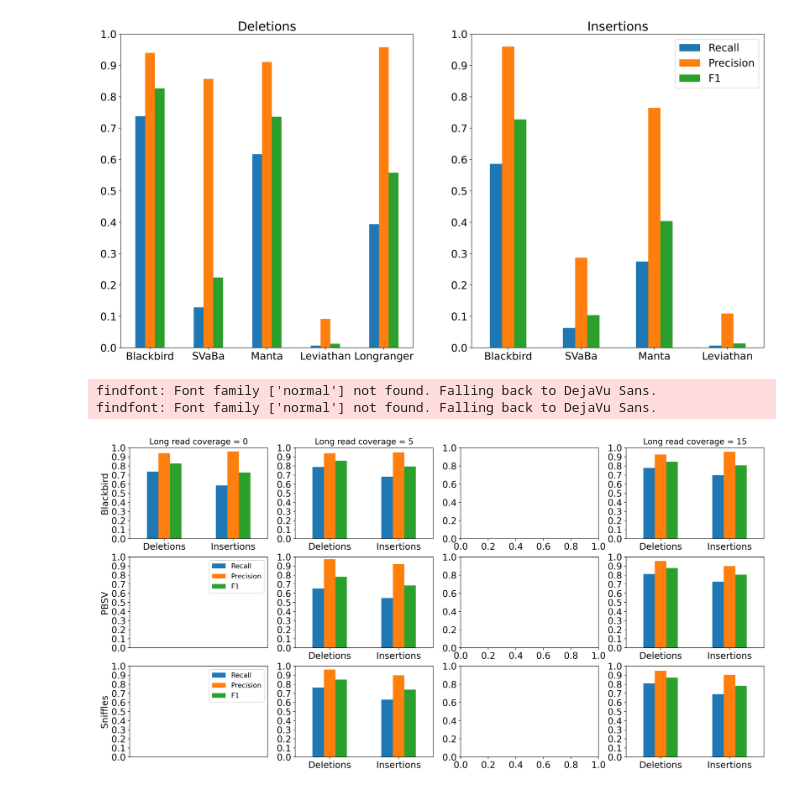
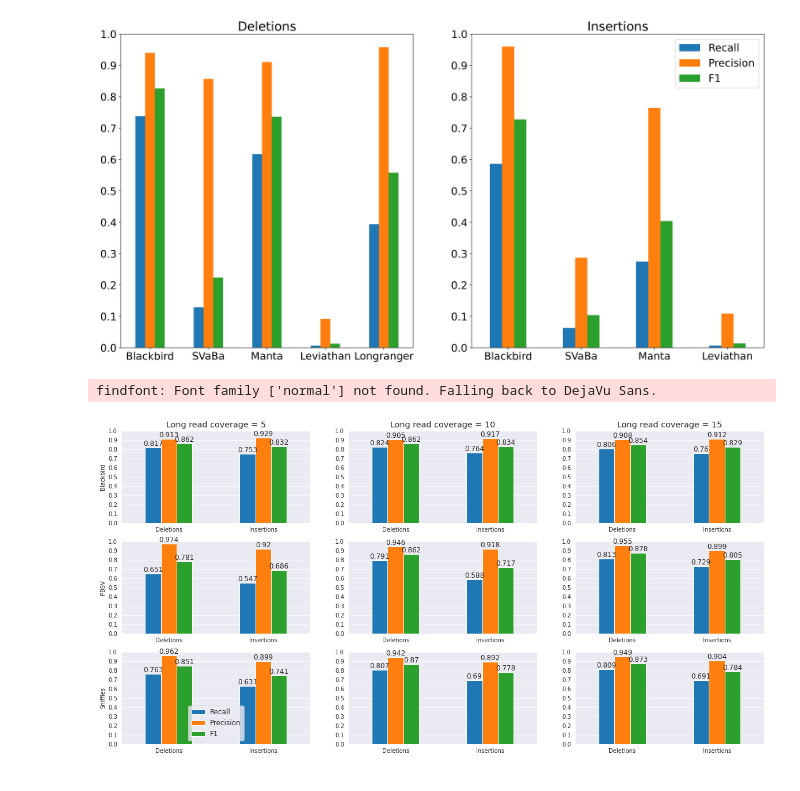
Before and after one commit to 1dayac/blackbird_supplementary, a Jupyter notebook: plots/draw_plots.ipynb, the cells around one changed output. Saved outputs shown, nothing was run; the diff lists cells and outputs as text; code cells hidden in the pictures.

Commit message:
draw plots

```diff
--- a/plots/draw_plots.ipynb
+++ b/plots/draw_plots.ipynb
@@ -83,34 +95,42 @@ df_5_s = df_5_s.drop('Long-Read Coverage', 1)
 df_15_s = df_15_s.drop('Long-Read Coverage', 1)
 # %%
-fig, axs = plt.subplots(3, 4, figsize =(20,10))
+fig, axs = plt.subplots(3, 3, figsize =(20,10))
 font = {'family' : 'normal',
         'size'   : 12}
 plt.rc('font', **font)
 plt.rcParams['figure.dpi'] = 400
-df_0.set_index("SV type").plot(kind = "bar", ylabel = "Blackbird", ax = axs[0][0], ylim=(0,1.0), yticks = np.arange(0, 1.01, 0.1), title = "Long read coverage = 0", xlabel = "", rot = 0)
-df_5.set_index("SV type").plot(kind = "bar", ax= axs[0][1], ylim=(0, 1.0), yticks = np.arange(0, 1.01, 0.1), title = "Long read coverage = 5", xlabel = "", rot = 0)
-df_15.set_index("SV type").plot(kind = "bar", ax= axs[0][3], ylim=(0, 1.0), yticks = np.arange(0, 1.01, 0.1), title = "Long read coverage = 15", xlabel = "", rot = 0)
-df_0_p.plot(kind = "bar", ax= axs[1][0], xticks = [], ylabel = "PBSV", ylim=(0, 1.0), yticks = np.arange(0, 1.01, 0.1), xlabel = "", rot = 0)
-df_5_p.set_index("SV type").plot(kind = "bar", ax= axs[1][1], ylim=(0, 1.0), yticks = np.arange(0, 1.01, 0.1), xlabel = "", rot = 0)
-df_15_p.set_index("SV type").plot(kind = "bar", ax= axs[1][3], ylim=(0, 1.0), yticks = np.arange(0, 1.01, 0.1), xlabel = "", rot = 0)
-df_0_s.plot(kind = "bar", ax= axs[2][0], xticks = [], ylabel = "Sniffles", ylim=(0, 1.0), yticks = np.arange(0, 1.01, 0.1), xlabel = "", rot = 0)
-df_5_s.set_index("SV type").plot(kind = "bar", ax= axs[2][1], ylim=(0, 1.0), yticks = np.arange(0, 1.01, 0.1), xlabel = "", rot = 0)
-df_15_s.set_index("SV type").plot(kind = "bar", ax= axs[2][3], ylim=(0, 1.0), yticks = np.arange(0, 1.01, 0.1), xlabel = "", rot = 0)
+#df_0.set_index("SV type").plot(kind = "bar", ylabel = "Blackbird", ax = axs[0][0], ylim=(0,1.0), yticks = np.arange(0, 1.01, 0.1), title = "Long read coverage = 0", xlabel = "", rot = 0)
+df_5.set_index("SV type").plot(kind = "bar", ylabel = "Blackbird", ax= axs[0][0], ylim=(0, 1.0), yticks = np.arange(0, 1.01, 0.1), title = "Long read coverage = 5", xlabel = "", rot = 0)
+df_10.set_index("SV type").plot(kind = "bar", ax= axs[0][1], ylim=(0, 1.0), yticks = np.arange(0, 1.01, 0.1), title = "Long read coverage = 10", xlabel = "", rot = 0)
+df_15.set_index("SV type").plot(kind = "bar", ax= axs[0][2], ylim=(0, 1.0), yticks = np.arange(0, 1.01, 0.1), title = "Long read coverage = 15", xlabel = "", rot = 0)
+#df_0_p.plot(kind = "bar", ax= axs[1][0], xticks = [], ylabel = "PBSV", ylim=(0, 1.0), yticks = np.arange(0, 1.01, 0.1), xlabel = "", rot = 0)
+df_5_p.set_index("SV type").plot(kind = "bar", ylabel = "PBSV", ax= axs[1][0], ylim=(0, 1.0), yticks = np.arange(0, 1.01, 0.1), xlabel = "", rot = 0)
+df_10_p.set_index("SV type").plot(kind = "bar", ax= axs[1][1], ylim=(0, 1.0), yticks = np.arange(0, 1.01, 0.1), xlabel = "", rot = 0)
+df_15_p.set_index("SV type").plot(kind = "bar", ax= axs[1][2], ylim=(0, 1.0), yticks = np.arange(0, 1.01, 0.1), xlabel = "", rot = 0)
+#df_0_s.plot(kind = "bar", ax= axs[2][0], xticks = [], ylabel = "Sniffles", ylim=(0, 1.0), yticks = np.arange(0, 1.01, 0.1), xlabel = "", rot = 0)
+df_5_s.set_index("SV type").plot(kind = "bar", ax= axs[2][0], ylabel = "Sniffles", ylim=(0, 1.0), yticks = np.arange(0, 1.01, 0.1), xlabel = "", rot = 0)
+df_10_s.set_index("SV type").plot(kind = "bar", ax= axs[2][1], ylim=(0, 1.0), yticks = np.arange(0, 1.01, 0.1), xlabel = "", rot = 0)
+df_15_s.set_index("SV type").plot(kind = "bar", ax= axs[2][2], ylim=(0, 1.0), yticks = np.arange(0, 1.01, 0.1), xlabel = "", rot = 0)
 
 
 axs[0][0].get_legend().remove()
 axs[0][1].get_legend().remove()
-#axs[0][2].get_legend().remove()
-axs[0][3].get_legend().remove()
+axs[0][2].get_legend().remove()
+axs[1][0].get_legend().remove()
 axs[1][1].get_legend().remove()
-#axs[1][2].get_legend().remove()
-axs[1][3].get_legend().remove()
+axs[1][2].get_legend().remove()
+#axs[1][3].get_legend().remove()
 axs[2][1].get_legend().remove()
-#axs[2][2].get_legend().remove()
-axs[2][3].get_legend().remove()
+axs[2][2].get_legend().remove()
+#axs[2][3].get_legend().remove()
+
+for ax_vector in axs:
+    for ax in ax_vector:
+        for container in ax.containers:
+            ax.bar_label(container)
+
 
 fig.show()
 # %% [output]
 findfont: Font family ['normal'] not found. Falling back to DejaVu Sans.
-findfont: Font family ['normal'] not found. Falling back to DejaVu Sans.
-[figure, old version]
+[figure, new version]
```
Also changed, not shown: parts of 3 cells of this notebook.
